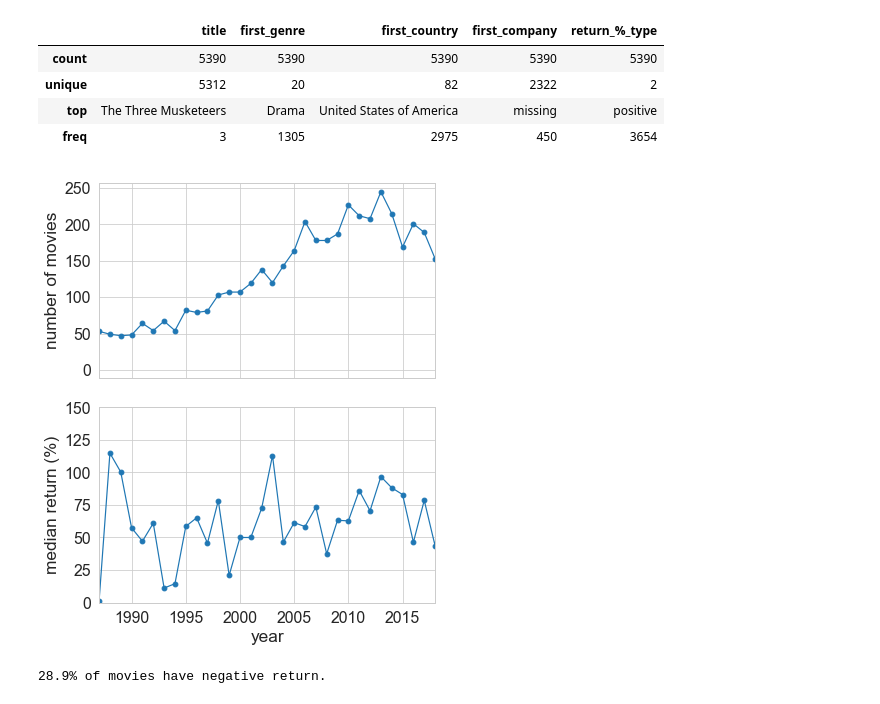
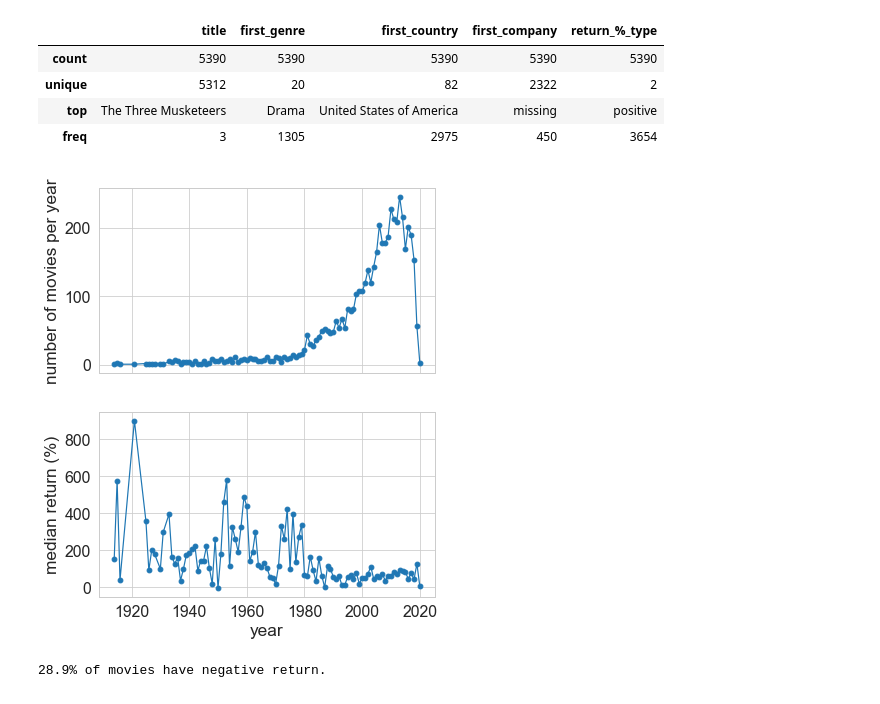
Before and after one commit to evgeniya1/Project1, a Jupyter notebook: data_analysis_Evgeniya.ipynb, the cells around one changed output. Cells and saved outputs as stored; diff of their text form; code cells hidden in the pictures.

```diff
--- a/data_analysis_Evgeniya.ipynb
+++ b/data_analysis_Evgeniya.ipynb
@@ -99,37 +101,37 @@ df.describe(include=['object'])
 # %%
 #What is distribution of movies by a year?
 fig, (ax1,ax2) = plt.subplots(2,1,figsize=(6,7),sharex=True)
 
 #filter missing years and return greater than 1000%
 filter_cond = (df.year > 0) & (df['return_%'] < 1000)
 
 ##subplot 1
 #numbers of movies over time in the database
 df[filter_cond].year.value_counts().sort_index()\
                .plot(kind='line',ax=ax1,marker='o')
 
 #change axis labels
 ax1.set_xlabel('year')
-ax1.set_ylabel('number of movies')
+ax1.set_ylabel('number of movies per year')
 
 ##subplot 2
 #Median return in % versus release year
 df[filter_cond].groupby('year')['return_%'].median()\
                .plot(kind='line',ax=ax2,marker='o')
 
 #change axis labels
 ax2.set_xlabel('year')
 ax2.set_ylabel('median return (%)')
 
 #change axis limits
-ax2.set_ylim(0,150)
-ax2.set_xlim(1987,2018)
+#ax2.set_ylim(0,150)
+#ax2.set_xlim(1987,2018)
 
 ## zoom
 
 plt.tight_layout()
 # %% [output]
-[figure, old version]
+[figure, new version]
 # %%
 #How budget influence on total revenue in millions?
 fig, ax1 = plt.subplots(1,1,figsize=(6,4))
```
Also changed, not shown: parts of 19 cells of this notebook.
